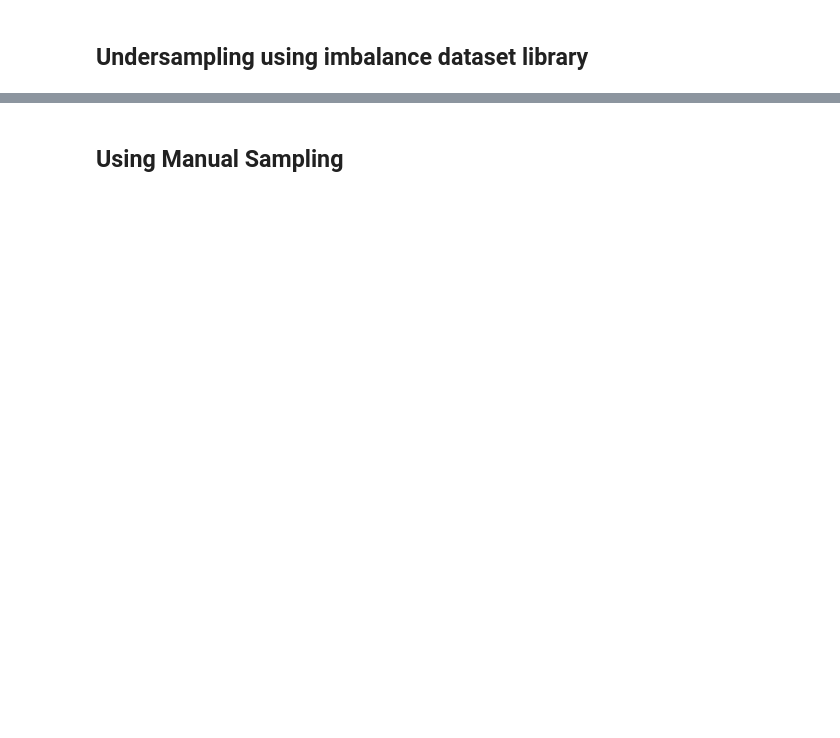
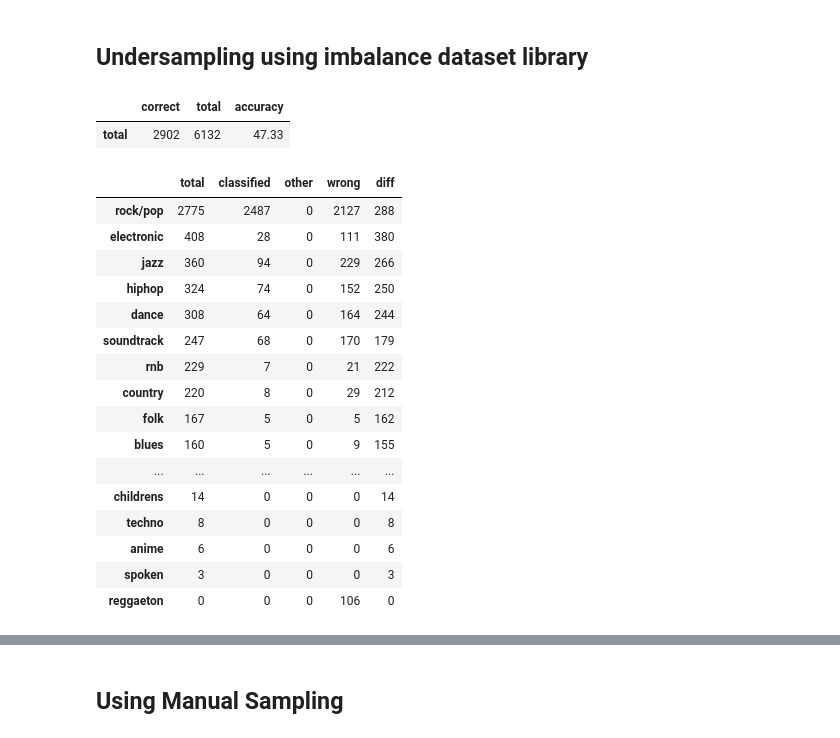
Before and after one commit to RyuuTDF/AcousticBrainz, a Jupyter notebook: SVM.ipynb, the cells around one changed output, grey strips where cells are left out. Cells and saved outputs as stored; diff of their text form; code cells hidden in the pictures; blank space fills up the shorter version.

```diff
--- a/SVM.ipynb
+++ b/SVM.ipynb
@@ -193,3 +342,30 @@ from imblearn.under_sampling import NearMiss
 from imblearn.pipeline import make_pipeline
 from imblearn.metrics import classification_report_imbalanced
 from imblearn.over_sampling import ADASYN, SMOTE, RandomOverSampler
+# %%
+RANDOM_STATE = None
+pipeline = make_pipeline(SMOTE(random_state=RANDOM_STATE), neighbors.KNeighborsClassifier(20))
+# %%
+results_smote_knn = do_experiment(pipeline,
+                                 training_data,
+                                 groundtruth['genre1'])
+# %% [output]
+|  | correct | total | accuracy |
+| total | 2902 | 6132 | 47.33 |
+|  | total | classified | other | wrong | diff |
+| rock/pop | 2775 | 2487 | 0 | 2127 | 288 |
+| electronic | 408 | 28 | 0 | 111 | 380 |
+| jazz | 360 | 94 | 0 | 229 | 266 |
+| hiphop | 324 | 74 | 0 | 152 | 250 |
+| dance | 308 | 64 | 0 | 164 | 244 |
+| soundtrack | 247 | 68 | 0 | 170 | 179 |
+| rnb | 229 | 7 | 0 | 21 | 222 |
+| country | 220 | 8 | 0 | 29 | 212 |
+| folk | 167 | 5 | 0 | 5 | 162 |
+| blues | 160 | 5 | 0 | 9 | 155 |
+| ... | ... | ... | ... | ... | ... |
+| childrens | 14 | 0 | 0 | 0 | 14 |
+| techno | 8 | 0 | 0 | 0 | 8 |
+| anime | 6 | 0 | 0 | 0 | 6 |
+| spoken | 3 | 0 | 0 | 0 | 3 |
+| reggaeton | 0 | 0 | 0 | 106 | 0 |
```
Also changed, not shown: parts of 20 cells of this notebook, 1 other file.
